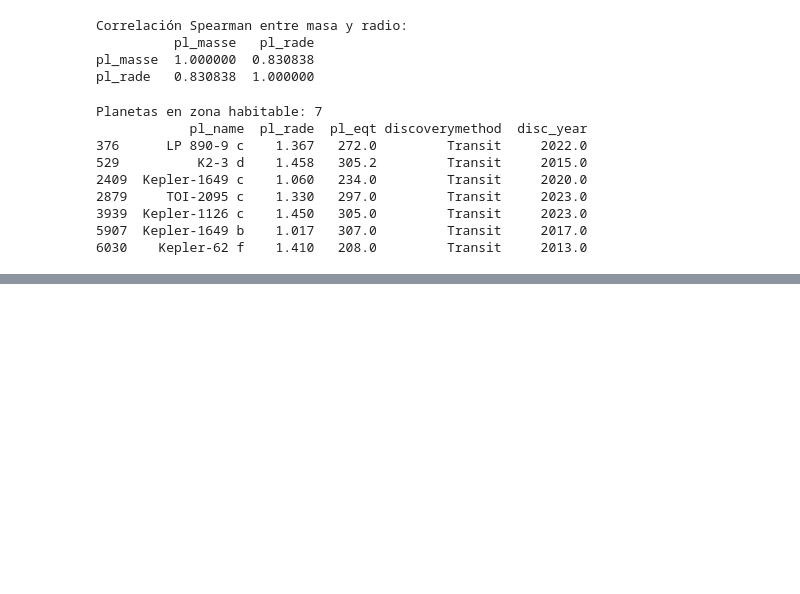
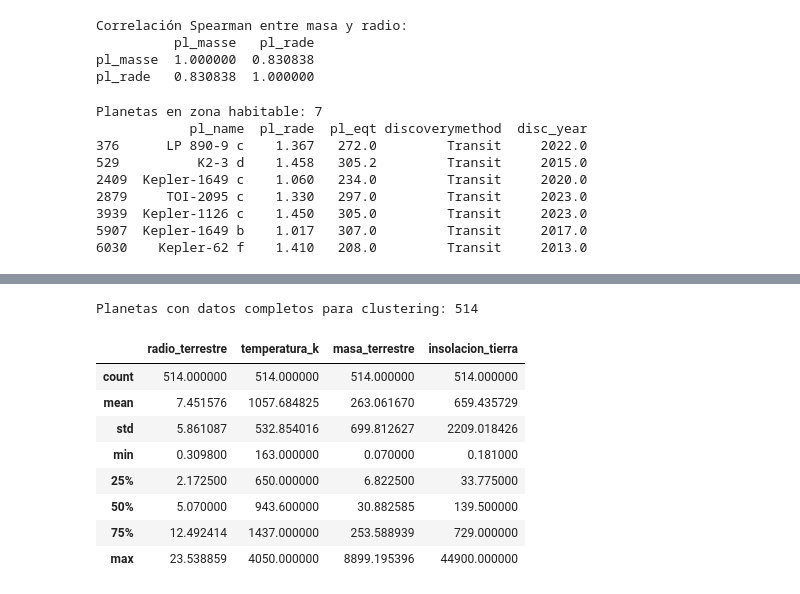
Before and after one commit to fabianmendezs/exoplanet-intelligence, a Jupyter notebook: notebooks/exploracion.ipynb, the cells around one changed output, grey strips where cells are left out. Drawn from its saved outputs; the diff is of its cells as text; code cells hidden in the pictures; blank space fills up the shorter version.

Commit message:
feat: clustering K-means de exoplanetas y candidatos habitables

```diff
--- a/notebooks/exploracion.ipynb
+++ b/notebooks/exploracion.ipynb
@@ -205,0 +233,31 @@ fig.show()
+# %%
+import pandas as pd
+import duckdb
+import plotly.express as px
+import plotly.io as pio
+from sklearn.preprocessing import StandardScaler
+from sklearn.cluster import KMeans
+
+pio.renderers.default = "browser"
+
+conn = duckdb.connect("../data/exoplanets.db")
+df = conn.execute("SELECT * FROM main.stg_exoplanets").df()
+conn.close()
+
+# Seleccionar columnas para clustering
+columnas = ['radio_terrestre', 'temperatura_k', 'masa_terrestre', 'insolacion_tierra']
+df_cluster = df[columnas].dropna()
+
+print(f"Planetas con datos completos para clustering: {len(df_cluster)}")
+df_cluster.describe()
+# %% [output]
+Planetas con datos completos para clustering: 514
+|  | radio_terrestre | temperatura_k | masa_terrestre | insolacion_tierra |
+| count | 514.000000 | 514.000000 | 514.000000 | 514.000000 |
+| mean | 7.451576 | 1057.684825 | 263.061670 | 659.435729 |
+| std | 5.861087 | 532.854016 | 699.812627 | 2209.018426 |
+| min | 0.309800 | 163.000000 | 0.070000 | 0.181000 |
+| 25% | 2.172500 | 650.000000 | 6.822500 | 33.775000 |
+| 50% | 5.070000 | 943.600000 | 30.882585 | 139.500000 |
+| 75% | 12.492414 | 1437.000000 | 253.588939 | 729.000000 |
+| max | 23.538859 | 4050.000000 | 8899.195396 | 44900.000000 |
```
Also changed, not shown: parts of 6 cells of this notebook.
